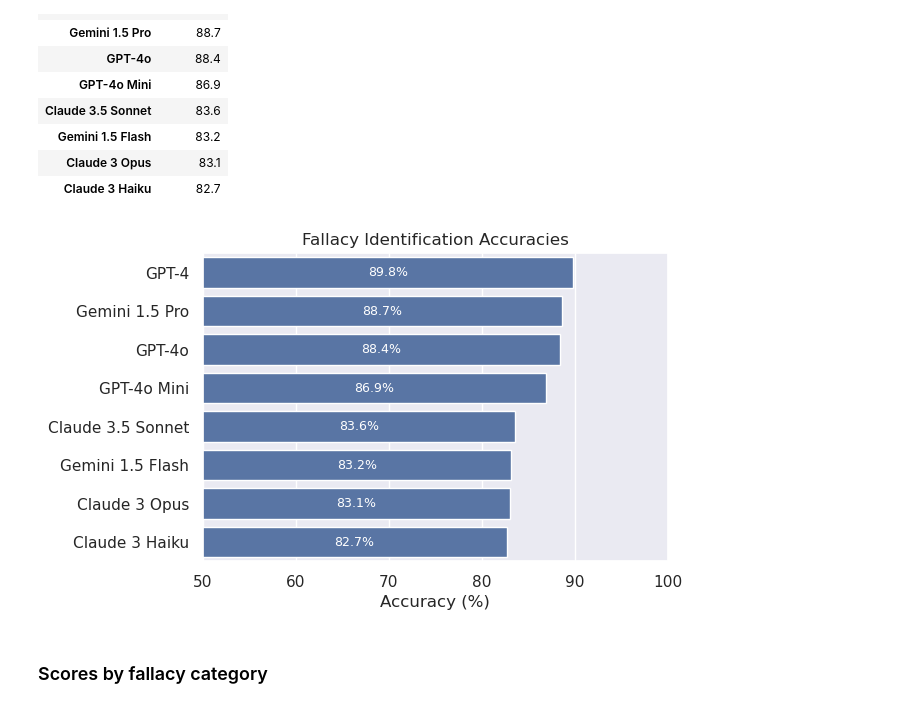
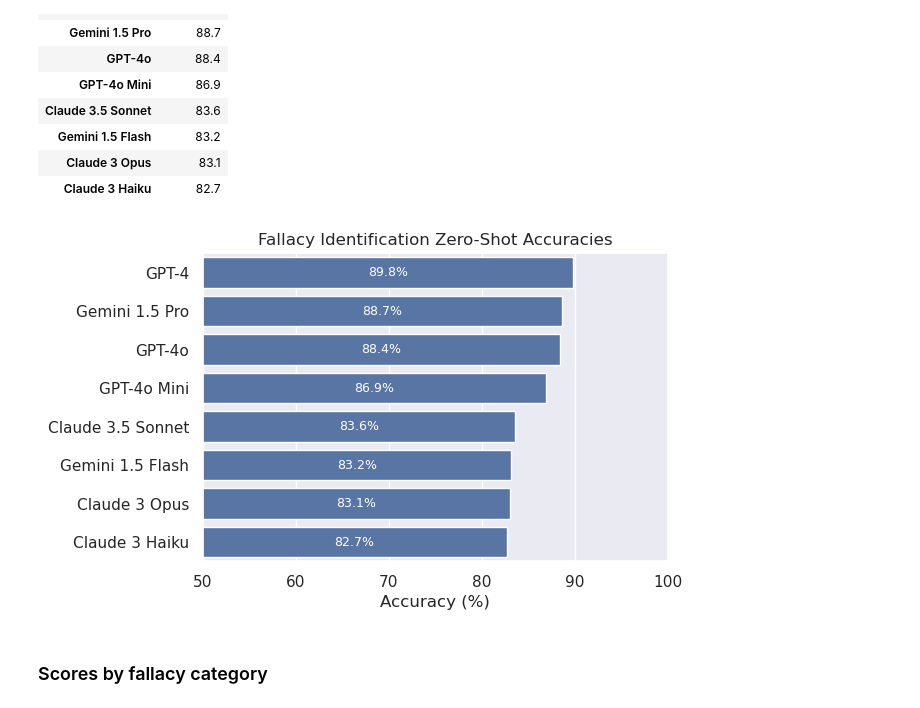
Before and after one commit to aimfeld/fallacy-detection, a Jupyter notebook: analysis.ipynb, the cells around one changed output. Drawn from its saved outputs; the diff is of its cells as text; code cells hidden in the pictures.

```diff
--- a/analysis.ipynb
+++ b/analysis.ipynb
@@ -14,5 +17,5 @@ sns.set_theme()
 # %% [markdown]
 ## Experiment 1: Fallacy Identification with zero-shot Prompt
 # %%
-df_fallacies_1 = get_fallacy_df('data/fallacies_exp_1.csv')
+df_fallacies_e1 = get_fallacy_df('data/fallacies_e1.csv')
 # %% [output]
@@ -52,9 +55,9 @@ memory usage: 833.9+ KB
 # %% [markdown]
 ### Overall Scores
 # %%
-df_accuracies = get_fallacy_identification_accuracies(df_fallacies_1)
-df_accuracies = df_accuracies.sort_values('Accuracy', ascending=False)
-df_accuracies
+df_accuracies_e1 = get_fallacy_identification_accuracies(df_fallacies_e1)
+df_accuracies_e1 = df_accuracies_e1.sort_values('Accuracy', ascending=False)
+df_accuracies_e1
 # %% [output]
 |  | Accuracy |
 | GPT-4 | 89.8 |
@@ -67,13 +70,13 @@ df_accuracies
 | Claude 3 Haiku | 82.7 |
 # %%
 plot_accuracies(
-    data=df_accuracies.reset_index(),
+    data=df_accuracies_e1.reset_index(),
     figsize=(6, 4),
-    title='Fallacy Identification Accuracies',
+    title='Fallacy Identification Zero-Shot Accuracies',
     annotate=True,
 )
 # %% [output]
-[figure, old version]
+[figure, new version]
 # %% [markdown]
 ### Scores by fallacy category
 # %%
```
Also changed, not shown: parts of 27 cells of this notebook, 2 other files.
